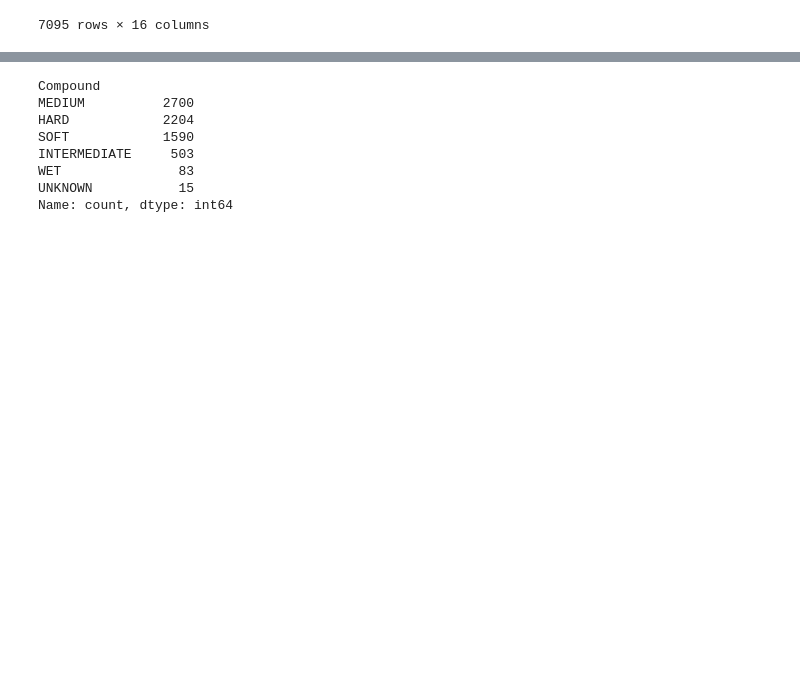
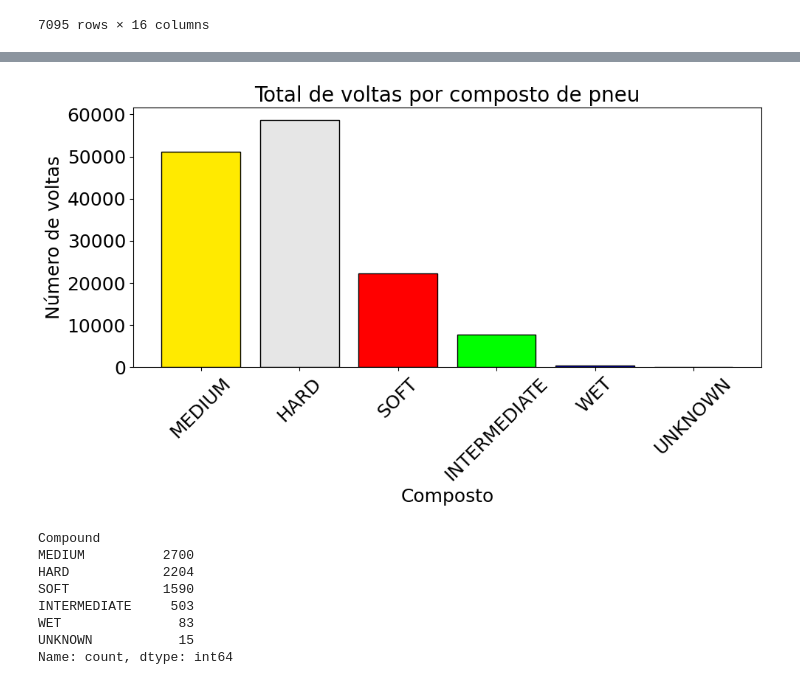
Before and after one commit to Rafa-Russo/race-engineer, a Jupyter notebook: experiments/RF_model.ipynb, the cells around one changed output, grey strips where cells are left out. Drawn from its saved outputs; the diff is of its cells as text; code cells hidden in the pictures; blank space fills up the shorter version.

```diff
--- a/experiments/RF_model.ipynb
+++ b/experiments/RF_model.ipynb
@@ -262,3 +246,60 @@ stints
+# %%
+def plot_compound_laps(
+        stints: pd.DataFrame,
+        font_size: int = 18
+) -> None:
+    """
+    Plota um gráfico de barras da quantidade total de voltas por composto de pneu,
+    colorindo cada barra com as cores oficiais da F1 para cada composto e com fundo transparente.
+    Permite ajustar o tamanho da fonte do título, rótulos e ticks.
+
+    Parâmetros
+    ----------
+    stints : pd.DataFrame
+        Deve conter uma coluna 'Compound' com valores em
+        {'HARD', 'SOFT', 'INTERMEDIATE', 'WET', 'UNKNOWN'} e uma coluna 'StintLength'
+        com o número de voltas de cada stint.
+    font_size : int, opcional
+        Tamanho base da fonte para título, rótulos e ticks (padrão: 18).
+    """
+    # Cores hex exatas dos compostos da F1; HARD mapeado para cinza claro em vez de branco
+    colour_map: Dict[str, str] = {
+        "HARD": "#E6E6E6",         # cinza claro
+        "MEDIUM": "#FFEA00",       # amarelo (Medium oficial)
+        "SOFT": "#FF0000",         # vermelho
+        "INTERMEDIATE": "#00FF00", # verde
+        "WET": "#0000FF",          # azul
+        "UNKNOWN": "#808080"       # cinza
+    }
+
+    # Garantir a ordem consistente dos compostos
+    compostos = ["MEDIUM", "HARD", "SOFT", "INTERMEDIATE", "WET", "UNKNOWN"]
+
+    # Somar as voltas por composto
+    voltas_por_composto = stints.groupby("Compound")["StintLength"].sum().reindex(compostos, fill_value=0)
+
+    # Lista de cores para as barras
+    bar_colors = [colour_map[c] for c in voltas_por_composto.index]
+
+    # Plotagem com fundo transparente
+    fig, ax = plt.subplots(figsize=(10, 6), facecolor="none")
+    ax.set_facecolor("none")
+    ax.bar(voltas_por_composto.index, voltas_por_composto.values, color=bar_colors, edgecolor="black")
+
+    # Ajuste de fontes
+    ax.set_title("Total de voltas por composto de pneu", fontsize=font_size + 2)
+    ax.set_xlabel("Composto", fontsize=font_size)
+    ax.set_ylabel("Número de voltas", fontsize=font_size)
+    ax.tick_params(axis='x', rotation=45, labelsize=font_size)
+    ax.tick_params(axis='y', labelsize=font_size)
+
+    plt.tight_layout()
+    plt.show()
+
+# Plot the laps histogram
+plot_compound_laps(stints)
+# %% [output]
+[figure, added]
 # %%
 stints['Compound'].value_counts()
 # %% [output]
```
Also changed, not shown: parts of 14 cells of this notebook, 14 other files.
